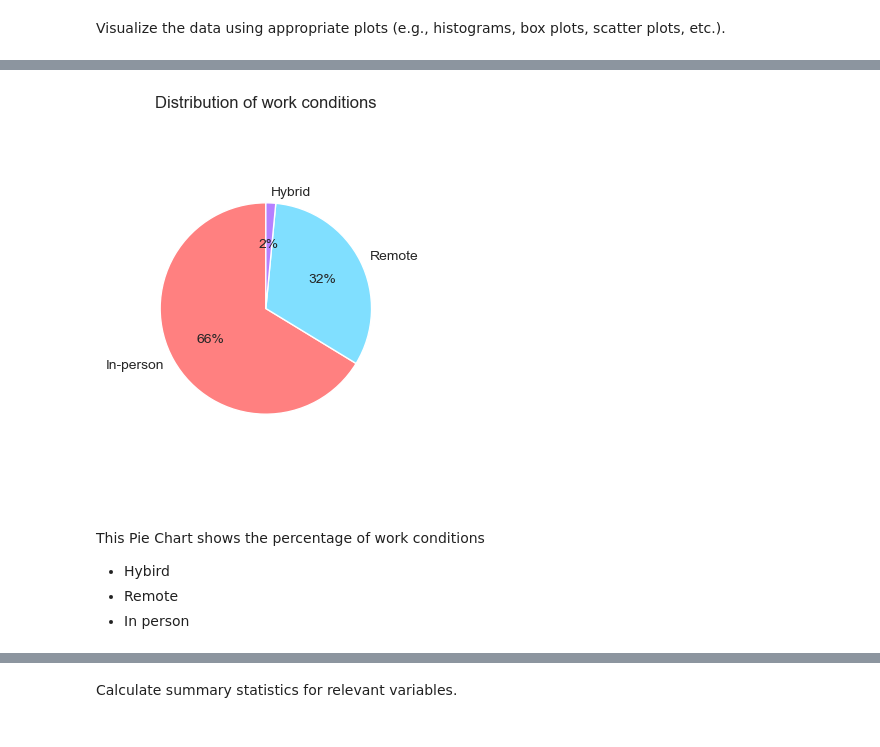
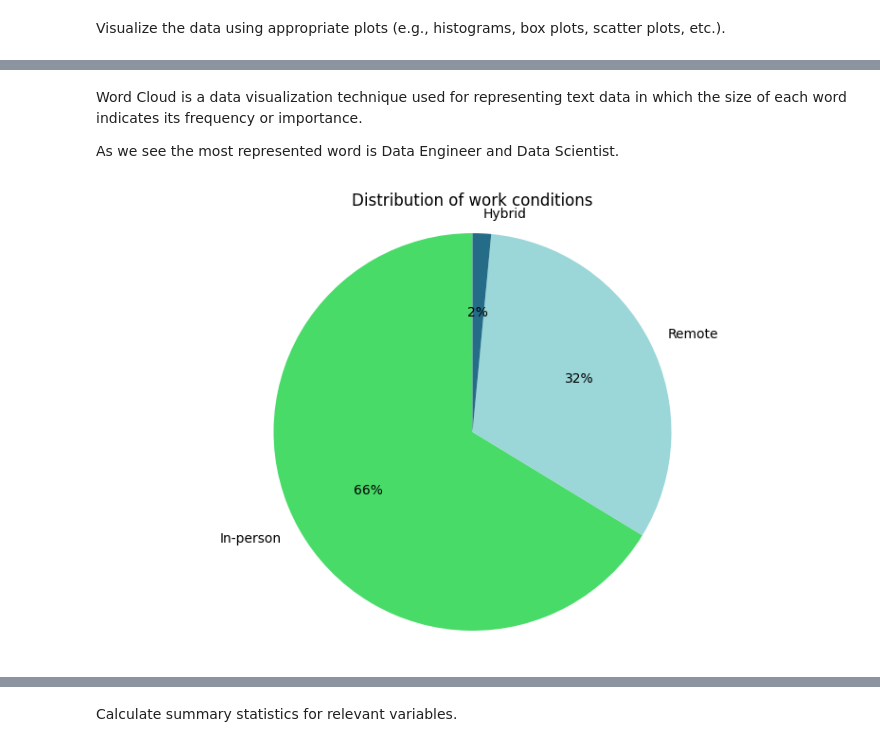
Before and after one commit to Adamixa/Data_field_job_analysis, a Jupyter notebook: notebook.ipynb, the cells around one changed output, grey strips where cells are left out. Cells and saved outputs as stored; diff of their text form; code cells hidden in the pictures.

```diff
--- a/notebook.ipynb
+++ b/notebook.ipynb
@@ -187,8 +158,10 @@ Load the selected dataset into your preferred data analysis environment.
 import pandas as pd
 import matplotlib.pyplot as plt
 import seaborn as sns
+from sklearn.preprocessing import LabelEncoder
+from wordcloud import WordCloud
 
-#df = pd.read_csv('/content/jobs_in_data_2024 (1).csv', sep = ',') # to read file
+df = pd.read_csv('/content/jobs_in_data_2024 (1).csv', sep = ',') # to read file
 # %%
 df # to view the dataset
 # %% [output]
@@ -367,16 +387,15 @@ Visualize the data using appropriate plots (e.g., histograms, box plots, scatter
+# %% [markdown]
+Word Cloud is a data visualization technique used for representing text data in which the size of each word indicates its frequency or importance.
+
+As we see the most represented word is Data Engineer and Data Scientist.
 # %%
 category_counts = df['work_setting'].value_counts() # Calculate the count of each
-custom_colors = ['#FF8080', '#80DFFF', '#B580FF', '#FFD580']
-plt.figure(figsize=(3, 5)) # Create pie chart
+custom_colors = ['#48DB68', '#9BD6D8', '#246C88', '#FFDE59']
+
+plt.figure(figsize=(10, 6)) # Create pie chart
 plt.pie(category_counts, labels=category_counts.index, autopct='%1.0f%%', startangle=90, colors=custom_colors)
 plt.axis('equal')
 plt.title('Distribution of work conditions')
 plt.show()
 # %% [output]
-[figure, old version]
+[figure, new version]
-# %% [markdown]
-This Pie Chart shows the percentage of work conditions
-
-*   Hybird
-*   Remote
-*   In person
```
Also changed, not shown: parts of 33 cells of this notebook.
